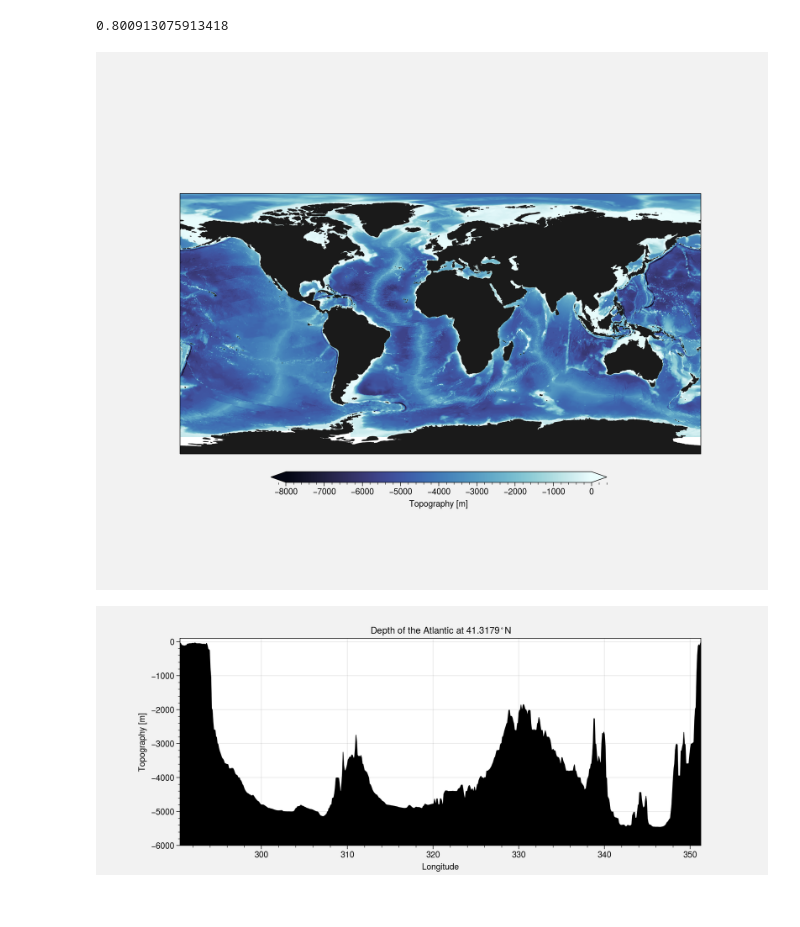
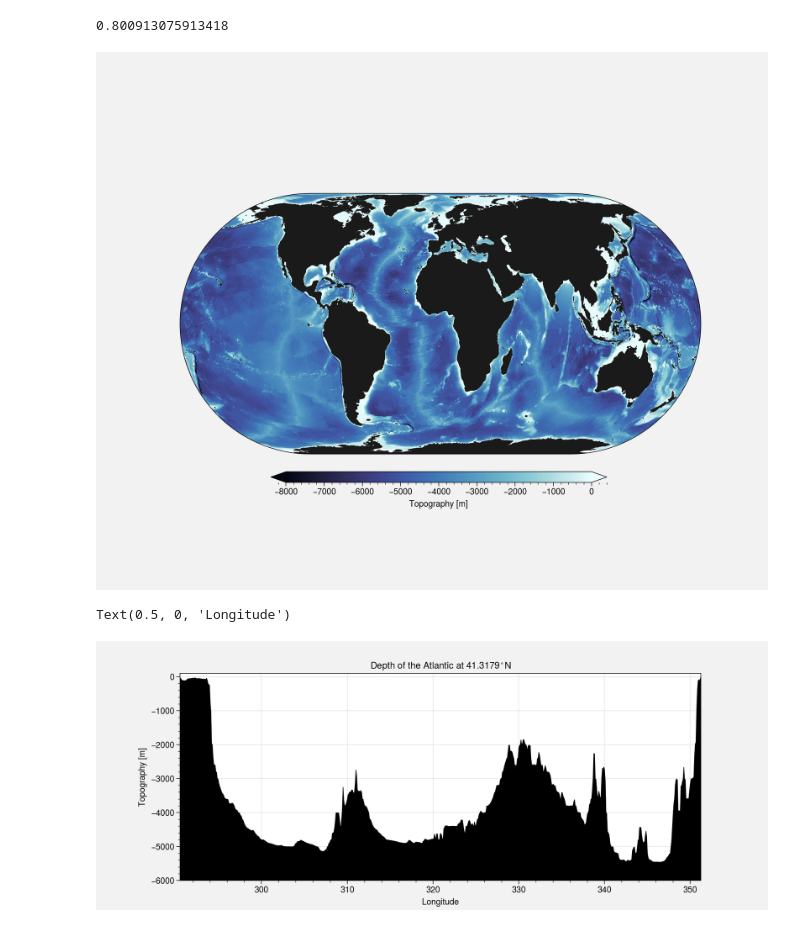
Before and after one commit to cesar-rocha/MARN3002-Physics, a Jupyter notebook: lectures/01/01_topography_surface_fields.ipynb, the cells around one changed output. Saved outputs shown, nothing was run; the diff lists cells and outputs as text; code cells hidden in the pictures.

```diff
--- a/lectures/01/01_topography_surface_fields.ipynb
+++ b/lectures/01/01_topography_surface_fields.ipynb
@@ -128,7 +127,11 @@ hist[0][30]
 # %% [output]
 0.800913075913418
 # %%
-projection = ccrs.PlateCarree()
+# projection = ccrs.PlateCarree()
+projection = ccrs.EckertIV()
+
+
+
 axes_class = (GeoAxes,{'map_projection':projection})
 
 
@@ -138,38 +141,39 @@ axgr = AxesGrid(fig, 111, axes_class=axes_class,
                 axes_pad=0.1,
                 label_mode='')  # note the empty label_mode
 
 ax = axgr[0]
 
 kw = {'ax': ax,
       'add_colorbar': False,
       'cmap': cmocean.cm.ice,
       'vmin':-8000,
       'vmax':0}
 
 ctopo = topo.z.where(topo.z<0).plot.pcolormesh(**kw,transform=ccrs.PlateCarree())
+# ctopo = topo.z.where(topo.z<0).plot.pcolormesh(**kw,transform=ccrs.EckertIV())
 
 _ = ax.add_feature(cfeature.NaturalEarthFeature('physical', 'land', '50m',
                                                 edgecolor='face', facecolor='0.1')
                   )
 
 # Colorbar
 kw = {'ticks': [-8000,-7000,-6000,-5000,-4000,-3000,-2000,-1000,0],
       'extend':'both',
       'label': 'Topography [m]'}
 
 cbar_ax = fig.add_axes([0.26, 0.2, .5, 0.02])
 cbar = fig.colorbar(ctopo, cax=cbar_ax,
             orientation='horizontal',
             **kw
 )
 
 
-plt.savefig('assets/imgs/Topography.png',
-            dpi=400,
-            bbox_inches='tight'
-           )
+# plt.savefig('assets/imgs/Topography.png',
+#             dpi=400,
+#             bbox_inches='tight'
+#            )
 # %% [output]
-[figure, old version]
+[figure, new version]
 # %%
 # Topographic section at 41.3179 N
 latref = 41.3179
@@ -188,10 +192,11 @@ ax.set_title(r'Depth of the Atlantic at 41.3179$^\circ$N')
 ax.set_ylabel('Topography [m]')
 ax.set_xlabel('Longitude')
 
-plt.savefig('assets/imgs/TopographySection.png',
-            dpi=100,
-            bbox_inches='tight'
-           )
+# plt.savefig('assets/imgs/TopographySection.png',
+#             dpi=100,
+#             bbox_inches='tight'
+#            )
 # %% [output]
+Text(0.5, 0, 'Longitude')
 [figure]
 # %%
```
Also changed, not shown: parts of 4 cells of this notebook, 1 other file.
